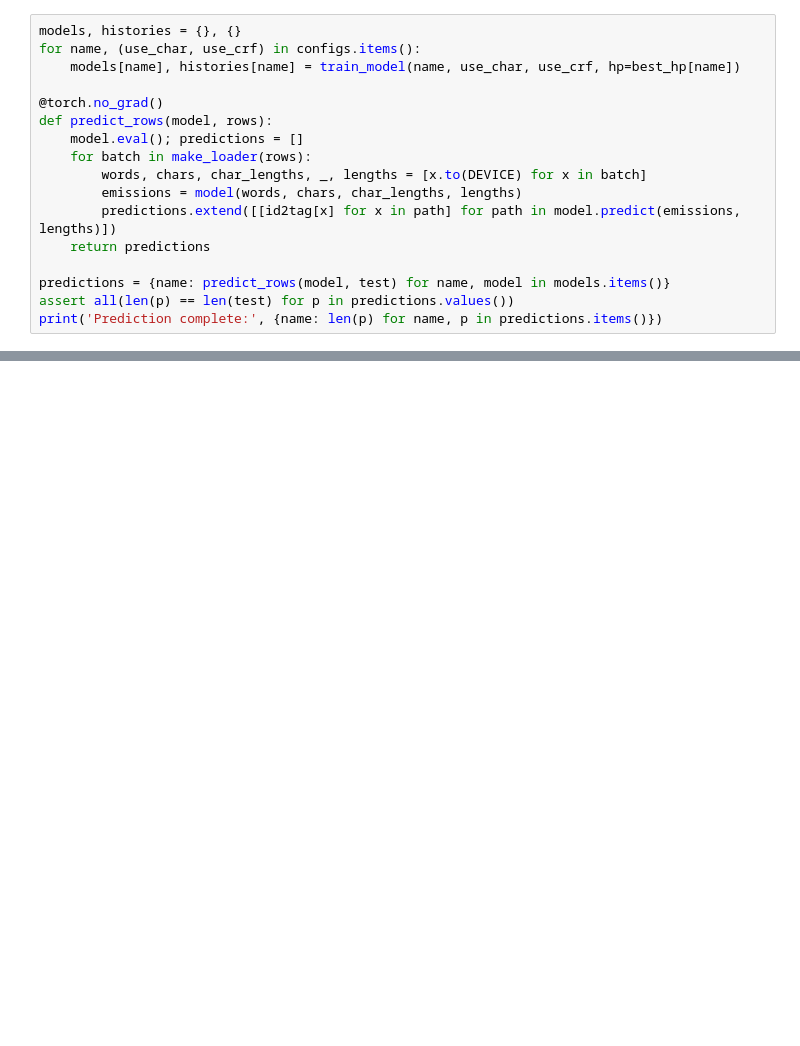
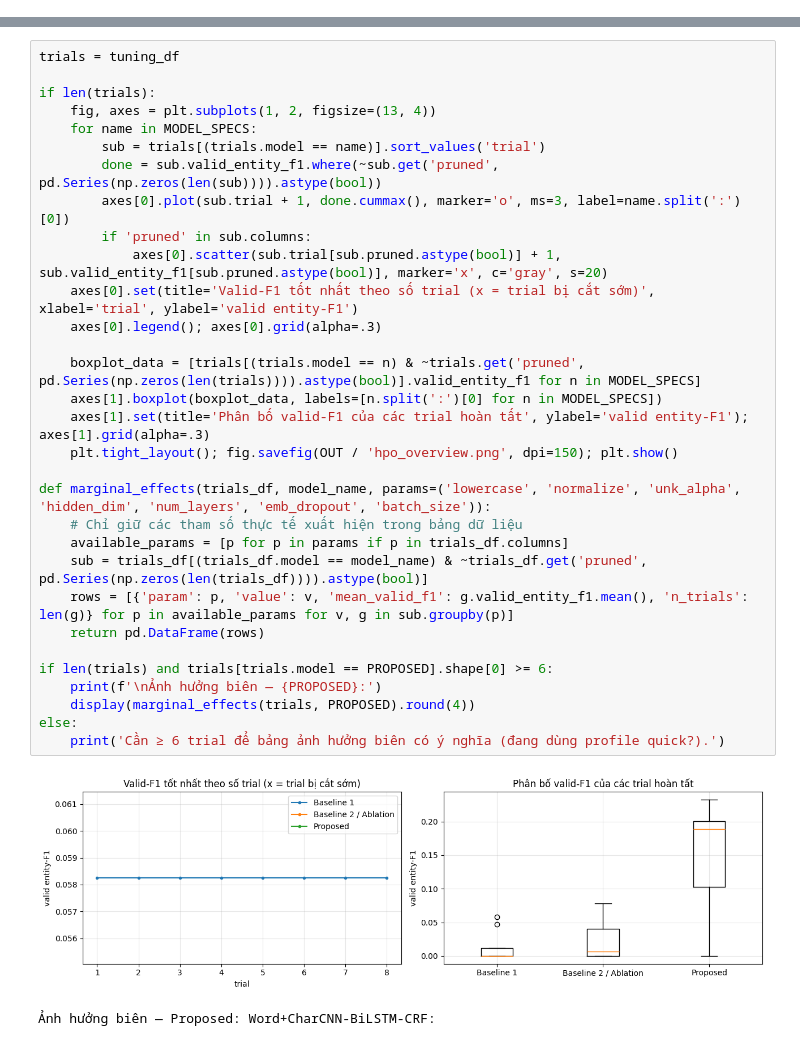
Before and after one commit to HoangBui05/Character-level-representation-in-NER-on-noisy-text, a Jupyter notebook: wnut17_character_ner.ipynb, the cells around one changed output, grey strips where cells are left out. Cells and saved outputs as stored; diff of their text form; blank space fills up the shorter version.

```diff
--- a/wnut17_character_ner.ipynb
+++ b/wnut17_character_ner.ipynb
@@ -505,17 +0,0 @@ Dùng cùng split, seed, word vocabulary, optimizer và tiêu chí chọn checkp
-# %%
-models, histories = {}, {}
-for name, (use_char, use_crf) in configs.items():
-    models[name], histories[name] = train_model(name, use_char, use_crf, hp=best_hp[name])
-
-@torch.no_grad()
-def predict_rows(model, rows):
-    model.eval(); predictions = []
-    for batch in make_loader(rows):
-        words, chars, char_lengths, _, lengths = [x.to(DEVICE) for x in batch]
-        emissions = model(words, chars, char_lengths, lengths)
-        predictions.extend([[id2tag[x] for x in path] for path in model.predict(emissions, lengths)])
-    return predictions
-
-predictions = {name: predict_rows(model, test) for name, model in models.items()}
-assert all(len(p) == len(test) for p in predictions.values())
-print('Prediction complete:', {name: len(p) for name, p in predictions.items()})
@@ -743,0 +815,34 @@ Saved: wnut17_entity_metrics.csv, wnut17_ablation_bootstrap.csv, wnut17_error_ex
+# %%
+trials = tuning_df
+
+if len(trials):
+    fig, axes = plt.subplots(1, 2, figsize=(13, 4))
+    for name in MODEL_SPECS:
+        sub = trials[(trials.model == name)].sort_values('trial')
+        done = sub.valid_entity_f1.where(~sub.get('pruned', pd.Series(np.zeros(len(sub)))).astype(bool))
+        axes[0].plot(sub.trial + 1, done.cummax(), marker='o', ms=3, label=name.split(':')[0])
+        if 'pruned' in sub.columns:
+            axes[0].scatter(sub.trial[sub.pruned.astype(bool)] + 1, sub.valid_entity_f1[sub.pruned.astype(bool)], marker='x', c='gray', s=20)
+    axes[0].set(title='Valid-F1 tốt nhất theo số trial (x = trial bị cắt sớm)', xlabel='trial', ylabel='valid entity-F1')
+    axes[0].legend(); axes[0].grid(alpha=.3)
+
+    boxplot_data = [trials[(trials.model == n) & ~trials.get('pruned', pd.Series(np.zeros(len(trials)))).astype(bool)].valid_entity_f1 for n in MODEL_SPECS]
+    axes[1].boxplot(boxplot_data, labels=[n.split(':')[0] for n in MODEL_SPECS])
+    axes[1].set(title='Phân bố valid-F1 của các trial hoàn tất', ylabel='valid entity-F1'); axes[1].grid(alpha=.3)
+    plt.tight_layout(); fig.savefig(OUT / 'hpo_overview.png', dpi=150); plt.show()
+
+def marginal_effects(trials_df, model_name, params=('lowercase', 'normalize', 'unk_alpha', 'hidden_dim', 'num_layers', 'emb_dropout', 'batch_size')):
+    # Chỉ giữ các tham số thực tế xuất hiện trong bảng dữ liệu
+    available_params = [p for p in params if p in trials_df.columns]
+    sub = trials_df[(trials_df.model == model_name) & ~trials_df.get('pruned', pd.Series(np.zeros(len(trials_df)))).astype(bool)]
+    rows = [{'param': p, 'value': v, 'mean_valid_f1': g.valid_entity_f1.mean(), 'n_trials': len(g)} for p in available_params for v, g in sub.groupby(p)]
+    return pd.DataFrame(rows)
+
+if len(trials) and trials[trials.model == PROPOSED].shape[0] >= 6:
+    print(f'\nẢnh hưởng biên — {PROPOSED}:')
+    display(marginal_effects(trials, PROPOSED).round(4))
+else:
+    print('Cần ≥ 6 trial để bảng ảnh hưởng biên có ý nghĩa (đang dùng profile quick?).')
+# %% [output]
+[figure, added]
+Ảnh hưởng biên — Proposed: Word+CharCNN-BiLSTM-CRF:
```
Also changed, not shown: parts of 50 cells of this notebook.
